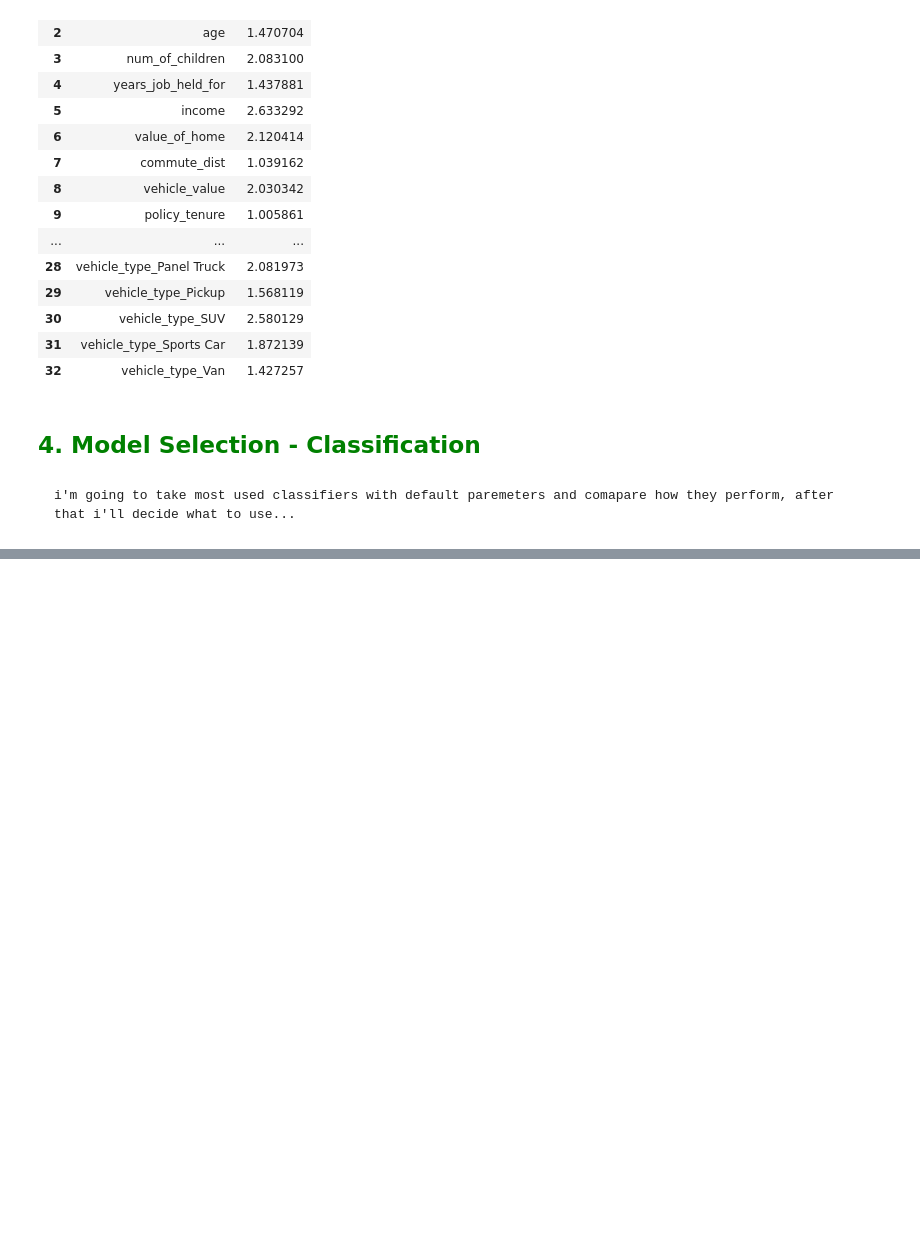
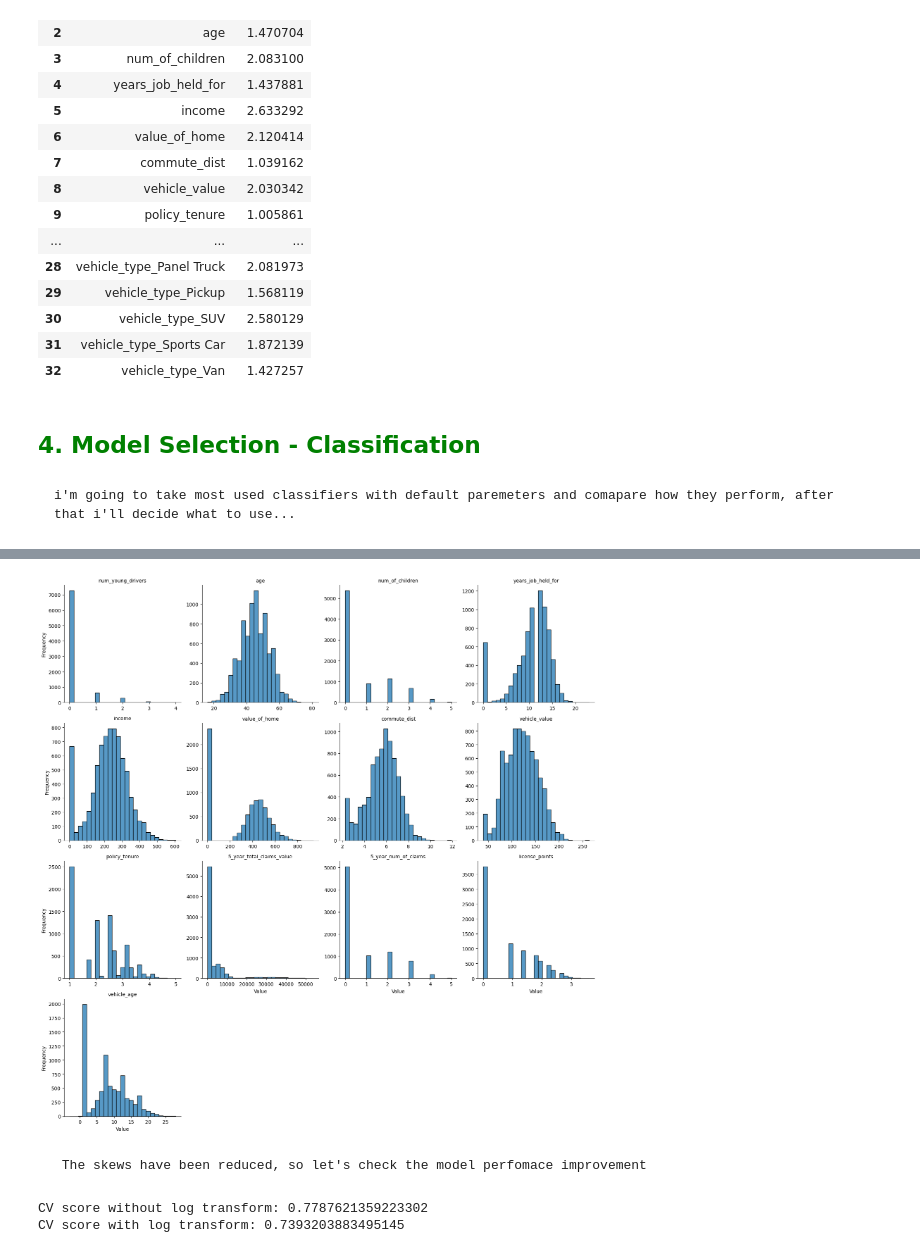
Before and after one commit to shafnybuilds/Car_Insurance_Claim_Prediction, a Jupyter notebook: Scripts/main.ipynb, the cells around one changed output, grey strips where cells are left out. Cells and saved outputs as stored; diff of their text form; code cells hidden in the pictures; blank space fills up the shorter version.

```diff
--- a/Scripts/main.ipynb
+++ b/Scripts/main.ipynb
@@ -743,0 +810,13 @@ clfs = [
+# %%
+# define skewed features
+skewed_features = ['income', 'value_of_home', 'commute_dist', 'vehicle_value', 'policy_tenure', 'license_points']
+
+# function to apply log transform
+def log_of_feature(data_df, skewed_features):
+    data = data_df.copy()
+    for feature in skewed_features:
+        data[feature] = np.sqrt(data[feature])
+    return data
+
+# apply the function to X_train
+X_train_cleaned_log = log_of_feature(X_train, skewed_features)
@@ -743,0 +832,28 @@ clfs = [
+# %%
+# let's plot and see the difference
+
+melted_X_train = X_train_cleaned_log[numerical_cols].melt(var_name='Column', value_name='Value')
+g = sns.FacetGrid(melted_X_train, col='Column', col_wrap=4, sharex=False, sharey=False, height=4)
+g.map(sns.histplot, 'Value', bins=25)
+g.set_axis_labels('Value', 'Frequency')
+g.set_titles(col_template='{col_name}')
+plt.tight_layout()
+plt.show()
+# %% [output]
+[figure, added]
+# %% [markdown]
+     The skews have been reduced, so let's check the model perfomace improvement
+# %%
+xgb_boost_clf = XGBClassifier(random_state=42)
+
+numerical_cols = X_train_cleaned_log.select_dtypes(include=['number']).columns.tolist()
+X_train_cleaned_log_num = X_train_cleaned_log[numerical_cols]
+
+cv_scores = cross_val_score(xgb_boost_clf, X_train_cleaned, y_train, cv=kf)
+cv_scores_log = cross_val_score(xgb_boost_clf, X_train_cleaned_log_num, y_train, cv=kf, error_score='raise')
+
+print(f'CV score without log transform: {cv_scores.mean()}')
+print(f'CV score with log transform: {cv_scores_log.mean()}')
+# %% [output]
+CV score without log transform: 0.7787621359223302
+CV score with log transform: 0.7393203883495145
```
Also changed, not shown: parts of 12 cells of this notebook, 4 other files.
